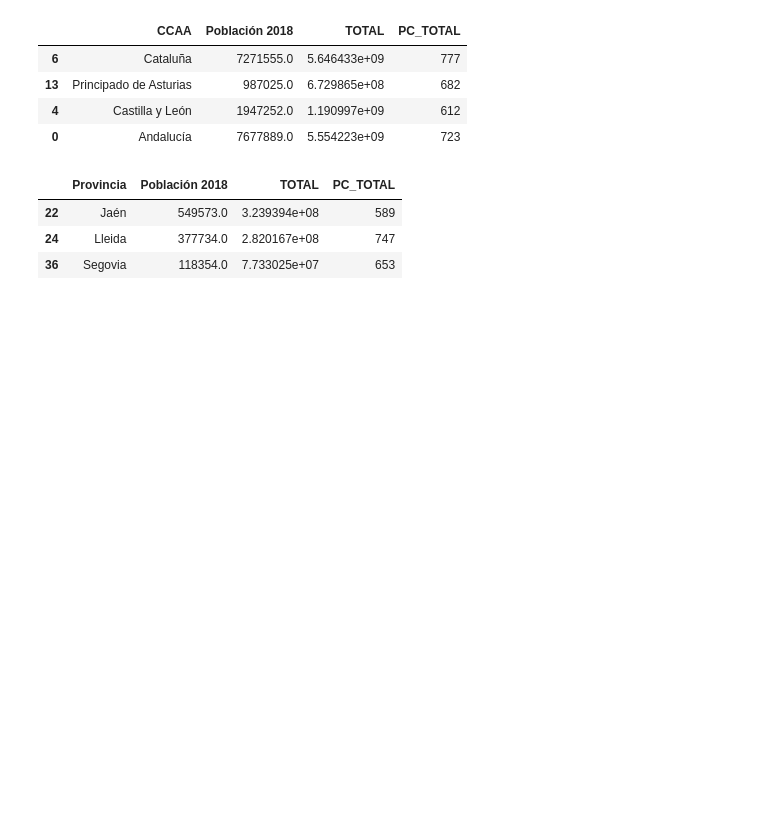
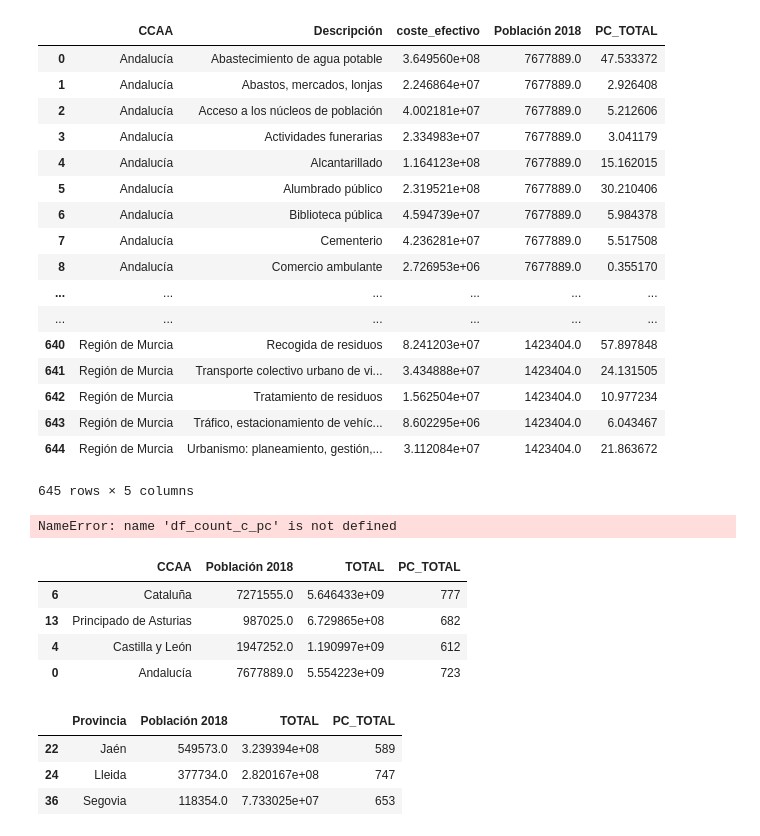
Before and after one commit to carpiero/DataTown, a Jupyter notebook: notebooks/Notebook_004.ipynb, the cells around one changed output. Cells and saved outputs as stored; diff of their text form; code cells hidden in the pictures; blank space fills up the shorter version.

```diff
--- a/notebooks/Notebook_004.ipynb
+++ b/notebooks/Notebook_004.ipynb
@@ -48,3 +59,39 @@ CCAA_types='Andalucía'
+# %%
+pob_c=df_final_pob.pivot_table(index=['CCAA'] ,values=['Población 2018'] ,aggfunc=sum).reset_index()
+df_count_c_pc=df_final_pob_melt.pivot_table(index=['CCAA','Descripción'] ,values=['coste_efectivo'] ,aggfunc=sum).reset_index()
+df_count_c_pc = pd.merge(df_count_c_pc, pob_c, on='CCAA', how='left')
+df_count_c_pc['PC_TOTAL'] = df_count_c_pc['coste_efectivo']/df_count_c_pc['Población 2018']
+
+df_count_c_pc
+# %% [output]
+|  | CCAA | Descripción | coste_efectivo | Población 2018 | PC_TOTAL |
+| 0 | Andalucía | Abastecimiento de agua potable | 3.649560e+08 | 7677889.0 | 47.533372 |
+| 1 | Andalucía | Abastos, mercados, lonjas | 2.246864e+07 | 7677889.0 | 2.926408 |
+| 2 | Andalucía | Acceso a los núcleos de población | 4.002181e+07 | 7677889.0 | 5.212606 |
+| 3 | Andalucía | Actividades funerarias | 2.334983e+07 | 7677889.0 | 3.041179 |
+| 4 | Andalucía | Alcantarillado | 1.164123e+08 | 7677889.0 | 15.162015 |
+| 5 | Andalucía | Alumbrado público | 2.319521e+08 | 7677889.0 | 30.210406 |
+| 6 | Andalucía | Biblioteca pública | 4.594739e+07 | 7677889.0 | 5.984378 |
+| 7 | Andalucía | Cementerio | 4.236281e+07 | 7677889.0 | 5.517508 |
+| 8 | Andalucía | Comercio ambulante | 2.726953e+06 | 7677889.0 | 0.355170 |
+| ... | ... | ... | ... | ... | ... |
+| ... | ... | ... | ... | ... | ... |
+| 640 | Región de Murcia | Recogida de residuos | 8.241203e+07 | 1423404.0 | 57.897848 |
+| 641 | Región de Murcia | Transporte colectivo urbano de vi... | 3.434888e+07 | 1423404.0 | 24.131505 |
+| 642 | Región de Murcia | Tratamiento de residuos | 1.562504e+07 | 1423404.0 | 10.977234 |
+| 643 | Región de Murcia | Tráfico, estacionamiento de vehíc... | 8.602295e+06 | 1423404.0 | 6.043467 |
+| 644 | Región de Murcia | Urbanismo: planeamiento, gestión,... | 3.112084e+07 | 1423404.0 | 21.863672 |
+645 rows × 5 columns
+# %%
+df_count_c_pc
+
+# 149 ms ± 17.7 ms per loop (mean ± std. dev. of 7 runs, 10 loops each)
+
+
+
+# 10.8 ms ± 256 µs per loop (mean ± std. dev. of 7 runs, 100 loops each)
+# %% [output]
+NameError: name 'df_count_c_pc' is not defined
 # %%
 df_count_c=df_final_pob.pivot_table(index=['CCAA'] ,values=['TOTAL','Población 2018'] ,aggfunc=sum).reset_index()
 df_count_c['PC_TOTAL'] = df_count_c.apply(lambda new: round(new['TOTAL']/new['Población 2018'],), axis=1)
```
Also changed, not shown: parts of 5 cells of this notebook, 5 other files.
